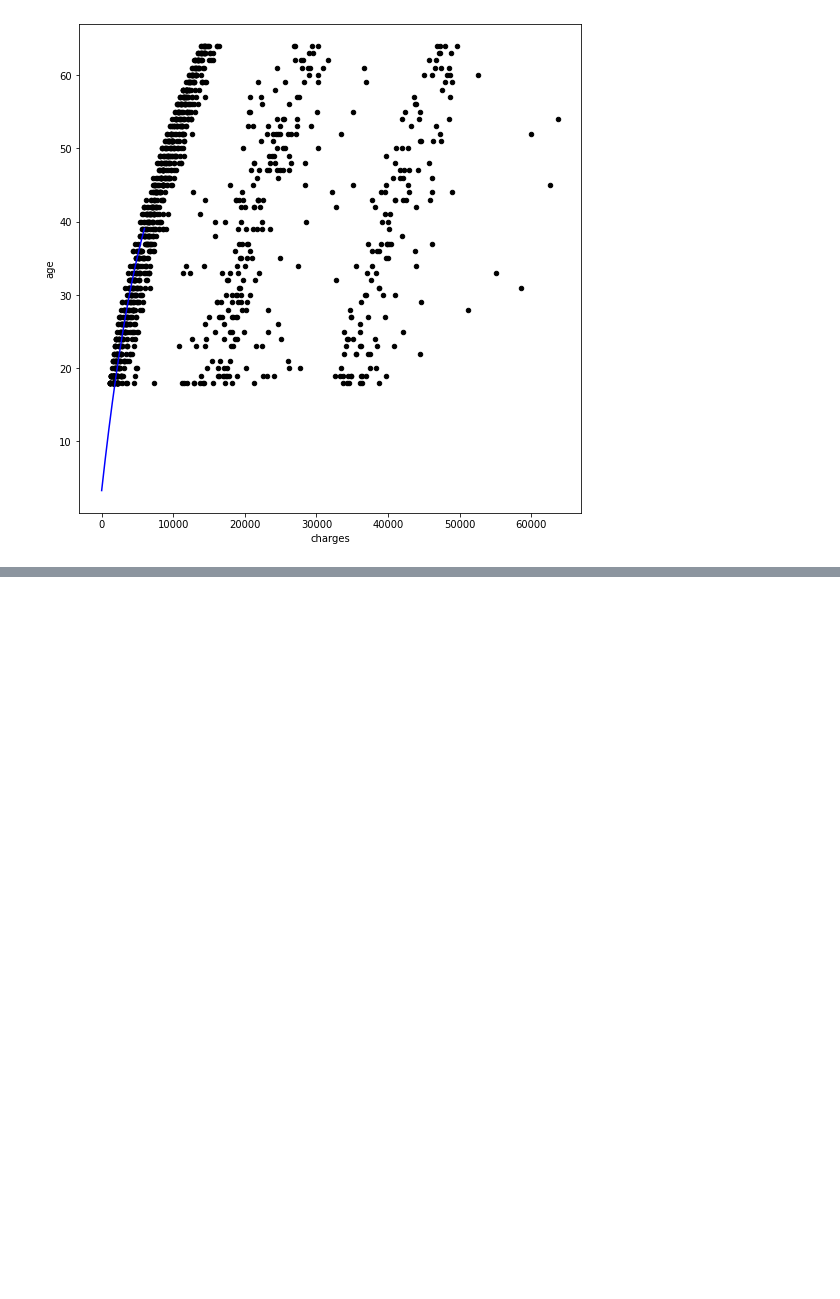
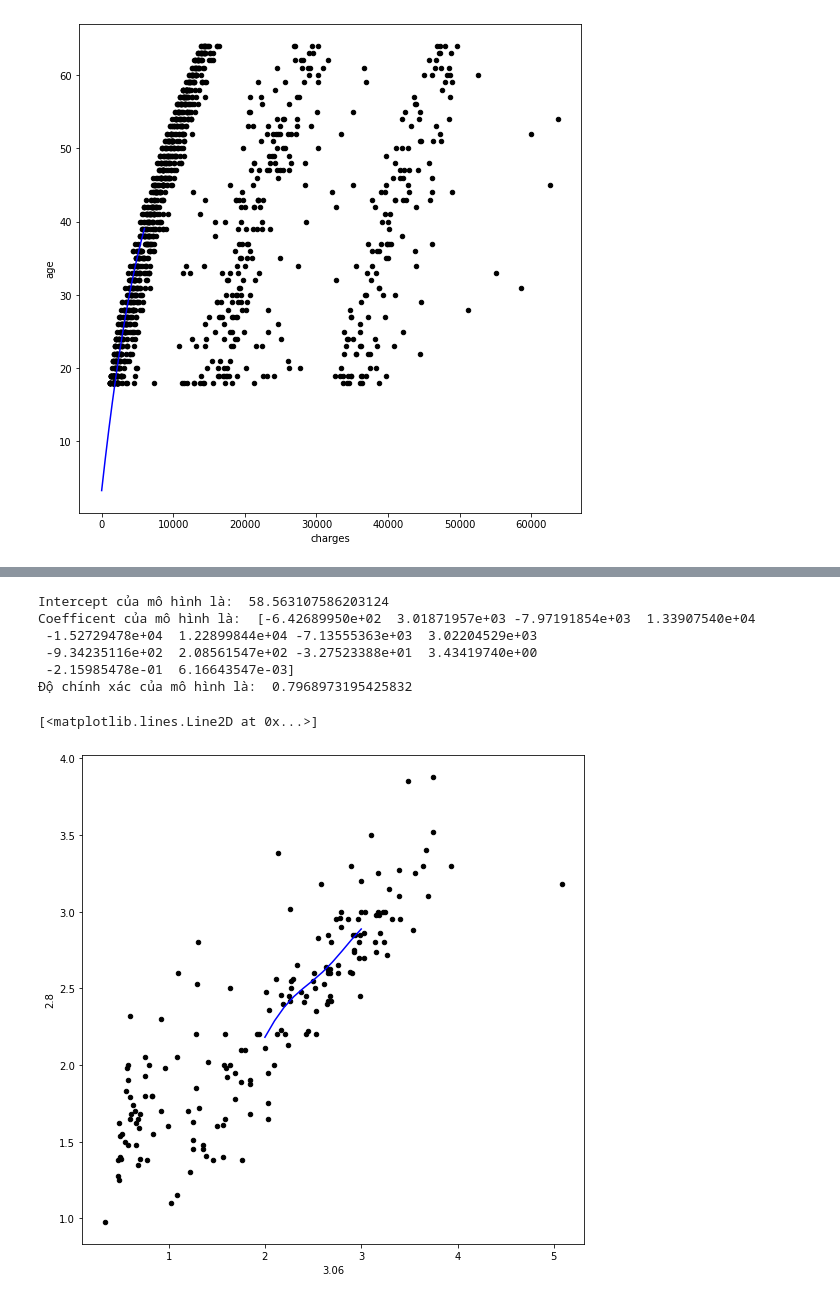
Before and after one commit to LQMinh528/AI, a Jupyter notebook: W7_Machine_Learning_17_03_2023.ipynb, the cells around one changed output, grey strips where cells are left out. Cells and saved outputs as stored; diff of their text form; code cells hidden in the pictures; blank space fills up the shorter version.

```diff
--- a/W7_Machine_Learning_17_03_2023.ipynb
+++ b/W7_Machine_Learning_17_03_2023.ipynb
@@ -393,0 +445,23 @@ plt.plot(range, y_predict, color = 'blue')
+# %%
+model = linear_model.LinearRegression()
+X = pd.DataFrame([data['3.06'], data['3.06']**2, data['3.06']**3, data['3.06']**4, data['3.06']**5, data['3.06']**6, data['3.06']**7, data['3.06']**8, data['3.06']**9, data['3.06']**10, data['3.06']**11, data['3.06']**12, data['3.06']**13, data['3.06']**14]).T
+model.fit(X, y = data['2.8'])
+print('Intercept của mô hình là: ', model.intercept_)
+print('Coefficent của mô hình là: ', model.coef_)
+print('Độ chính xác của mô hình là: ', model.score(X,y = data['2.8']))
+# %% [output]
+Intercept của mô hình là:  58.563107586203124
+Coefficent của mô hình là:  [-6.42689950e+02  3.01871957e+03 -7.97191854e+03  1.33907540e+04
+ -1.52729478e+04  1.22899844e+04 -7.13555363e+03  3.02204529e+03
+ -9.34235116e+02  2.08561547e+02 -3.27523388e+01  3.43419740e+00
+ -2.15985478e-01  6.16643547e-03]
+Độ chính xác của mô hình là:  0.7968973195425832
+# %%
+range = np.arange(2.0,3.06,0.1)
+X_range = pd.DataFrame([range, range**2, range**3, range**4, range**5, range**6, range**7, range**8, range**9, range**10, range**11, range**12, range**13, range**14]).T
+y_predict = model.predict(X=X_range)
+data.plot(kind = 'scatter', x = '3.06', y = '2.8', figsize = (9,9), color ='black')
+plt.plot(range, y_predict, color = 'blue')
+# %% [output]
+[<matplotlib.lines.Line2D at 0x...>]
+[figure, added]
```
Also changed, not shown: parts of 4 cells of this notebook.
